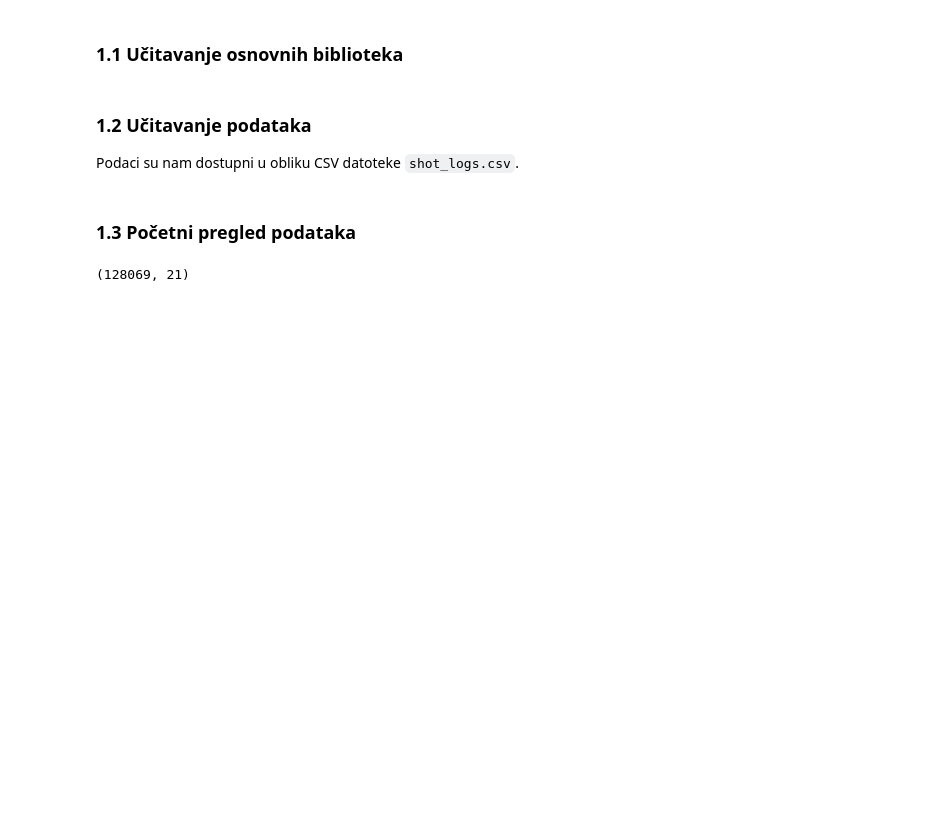
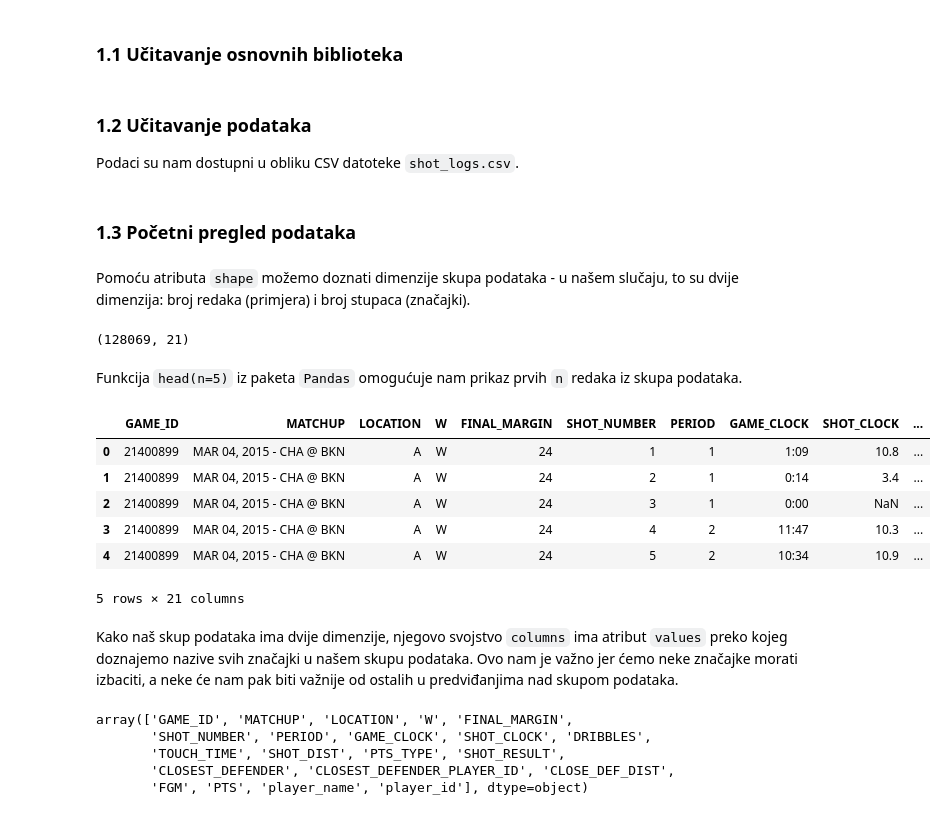
Before and after one commit to iva-maria/UZOP-projekt-2022-23, a Jupyter notebook: UZOP-projekt-0036522537.ipynb, the cells around one changed output. Cells and saved outputs as stored; diff of their text form; code cells hidden in the pictures; blank space fills up the shorter version.

```diff
--- a/UZOP-projekt-0036522537.ipynb
+++ b/UZOP-projekt-0036522537.ipynb
@@ -20,7 +20,31 @@ Podaci su nam dostupni u obliku CSV datoteke `shot_logs.csv`.
 dataset = pd.read_csv("shot_logs.csv")
 # %% [markdown]
 ### 1.3 Početni pregled podataka
+# %% [markdown]
+Pomoću atributa `shape` možemo doznati dimenzije skupa podataka - u našem slučaju, to su dvije dimenzija: broj redaka (primjera) i broj stupaca (značajki).
 # %%
 dataset.shape
 # %% [output]
 (128069, 21)
+# %% [markdown]
+Funkcija `head(n=5)` iz paketa `Pandas` omogućuje nam prikaz prvih `n` redaka iz skupa podataka.
+# %%
+dataset.head()
+# %% [output]
+|  | GAME_ID | MATCHUP | LOCATION | W | FINAL_MARGIN | SHOT_NUMBER | PERIOD | GAME_CLOCK | SHOT_CLOCK | ... |
+| 0 | 21400899 | MAR 04, 2015 - CHA @ BKN | A | W | 24 | 1 | 1 | 1:09 | 10.8 | ... |
+| 1 | 21400899 | MAR 04, 2015 - CHA @ BKN | A | W | 24 | 2 | 1 | 0:14 | 3.4 | ... |
+| 2 | 21400899 | MAR 04, 2015 - CHA @ BKN | A | W | 24 | 3 | 1 | 0:00 | NaN | ... |
+| 3 | 21400899 | MAR 04, 2015 - CHA @ BKN | A | W | 24 | 4 | 2 | 11:47 | 10.3 | ... |
+| 4 | 21400899 | MAR 04, 2015 - CHA @ BKN | A | W | 24 | 5 | 2 | 10:34 | 10.9 | ... |
+5 rows × 21 columns
+# %% [markdown]
+Kako naš skup podataka ima dvije dimenzije, njegovo svojstvo `columns` ima atribut `values` preko kojeg doznajemo nazive svih značajki u našem skupu podataka. Ovo nam je važno jer ćemo neke značajke morati izbaciti, a neke će nam pak biti važnije od ostalih u predviđanjima nad skupom podataka.
+# %%
+dataset.columns.values
+# %% [output]
+array(['GAME_ID', 'MATCHUP', 'LOCATION', 'W', 'FINAL_MARGIN',
+       'SHOT_NUMBER', 'PERIOD', 'GAME_CLOCK', 'SHOT_CLOCK', 'DRIBBLES',
+       'TOUCH_TIME', 'SHOT_DIST', 'PTS_TYPE', 'SHOT_RESULT',
+       'CLOSEST_DEFENDER', 'CLOSEST_DEFENDER_PLAYER_ID', 'CLOSE_DEF_DIST',
+       'FGM', 'PTS', 'player_name', 'player_id'], dtype=object)
```
Also changed, not shown: parts of 15 cells of this notebook.
